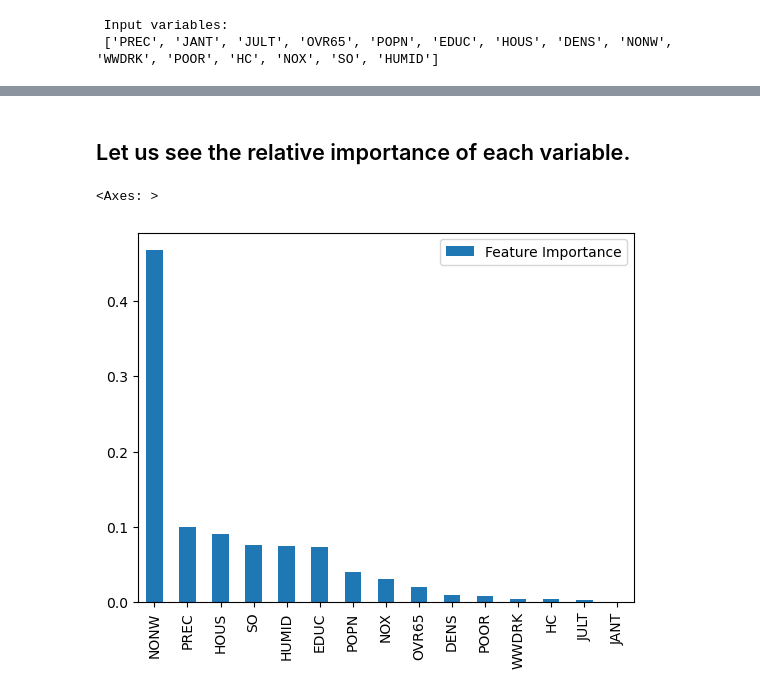
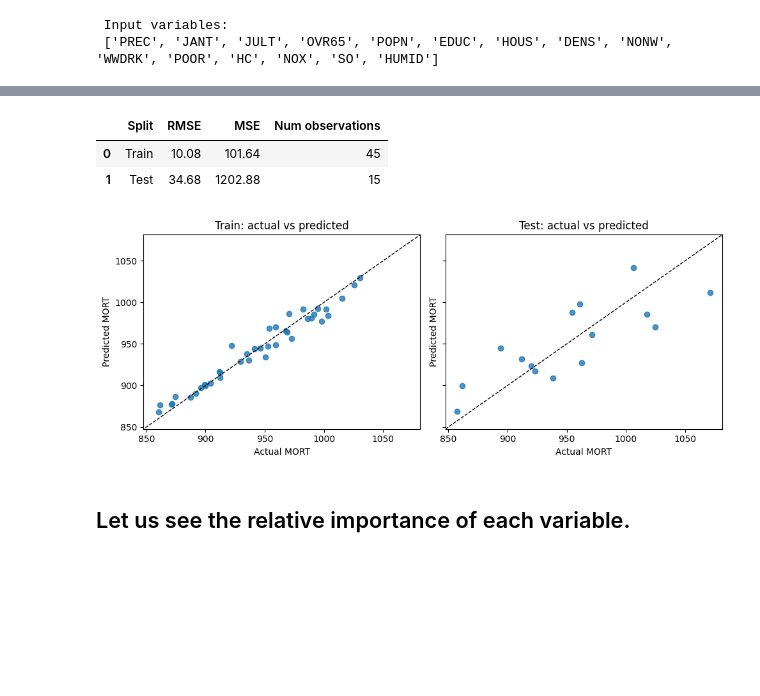
Before and after one commit to unworthyzeus/mlearn-lab, a Jupyter notebook: EightPractice/EightPractice.ipynb, the cells around one changed output, grey strips where cells are left out. Drawn from its saved outputs; the diff is of its cells as text; code cells hidden in the pictures; blank space fills up the shorter version.

```diff
--- a/EightPractice/EightPractice.ipynb
+++ b/EightPractice/EightPractice.ipynb
@@ -373,12 +420,43 @@ plt.show()
+# %%
+# Compare predictions from the selected model on train and test data.
+train_predictions = best_reg_gbr.predict(X_train)
+test_predictions = best_reg_gbr.predict(X_test)
+
+train_rmse = np.sqrt(mean_squared_error(y_train, train_predictions))
+test_rmse = np.sqrt(mean_squared_error(y_test, test_predictions))
+
+prediction_summary = pd.DataFrame(
+    {
+        'Split': ['Train', 'Test'],
+        'RMSE': [train_rmse, test_rmse],
+        'MSE': [train_rmse**2, test_rmse**2],
+        'Num observations': [len(y_train), len(y_test)]
+    }
+)
+display(prediction_summary.round(2))
+
+fig, axes = plt.subplots(1, 2, figsize=(10, 4), sharex=True, sharey=True)
+for ax, actual, predicted, title in [
+    (axes[0], y_train, train_predictions, 'Train: actual vs predicted'),
+    (axes[1], y_test, test_predictions, 'Test: actual vs predicted')
+]:
+    ax.scatter(actual, predicted, alpha=0.8)
+    limits = [
+        min(actual.min(), predicted.min()) - 10,
+        max(actual.max(), predicted.max()) + 10
+    ]
+    ax.plot(limits, limits, 'k--', linewidth=1)
+    ax.set_xlim(limits)
+    ax.set_ylim(limits)
+    ax.set_title(title)
+    ax.set_xlabel('Actual MORT')
+    ax.set_ylabel('Predicted MORT')
+plt.tight_layout()
+plt.show()
+# %% [output]
+|  | Split | RMSE | MSE | Num observations |
+| 0 | Train | 10.08 | 101.64 | 45 |
+| 1 | Test | 34.68 | 1202.88 | 15 |
+[figure, added]
 # %% [markdown]
 ## Let us see the relative importance of each variable.
-# %%
-regGradBoost = GradientBoostingRegressor(n_estimators=10, learning_rate=0.1,max_depth=3, random_state=0, loss='squared_error', subsample = 0.95)
-regGradBoost.fit(X_train, y_train)
-FeatureImportance = pd.DataFrame(regGradBoost.feature_importances_,columns = ['Feature Importance'])
-FeatureImportance.index = ColumnName[:-1]
-FeatureImportance.sort_values(by = ['Feature Importance'],inplace = True, ascending=False)
-FeatureImportance.plot.bar()
-# %% [output]
-<Axes: >
-[figure, removed]
```
Also changed, not shown: parts of 23 cells of this notebook, 3 other files.
